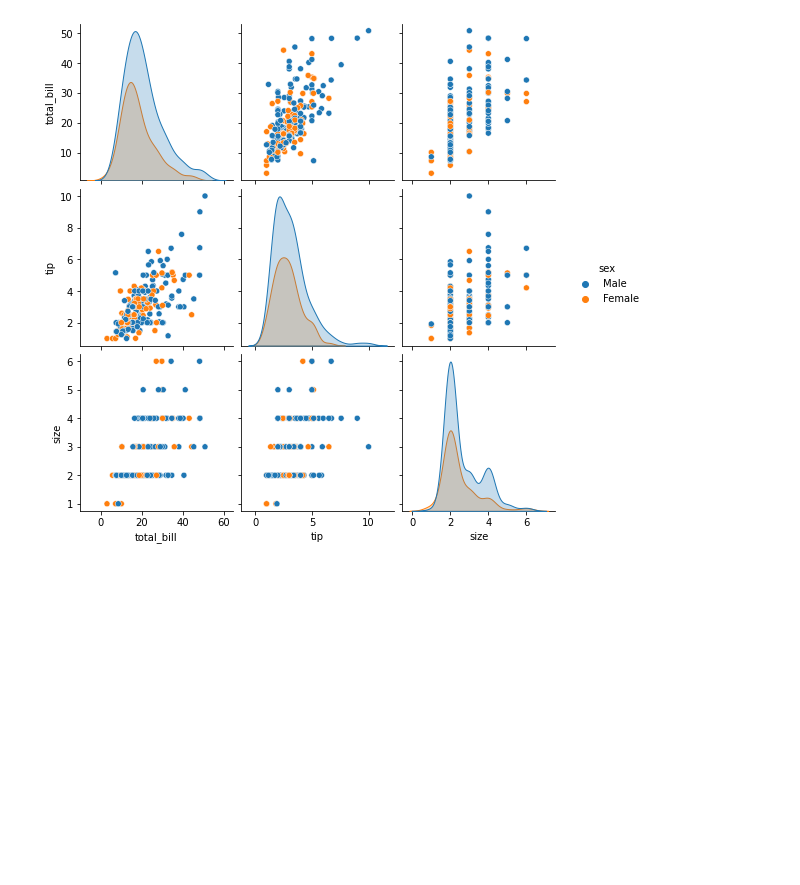
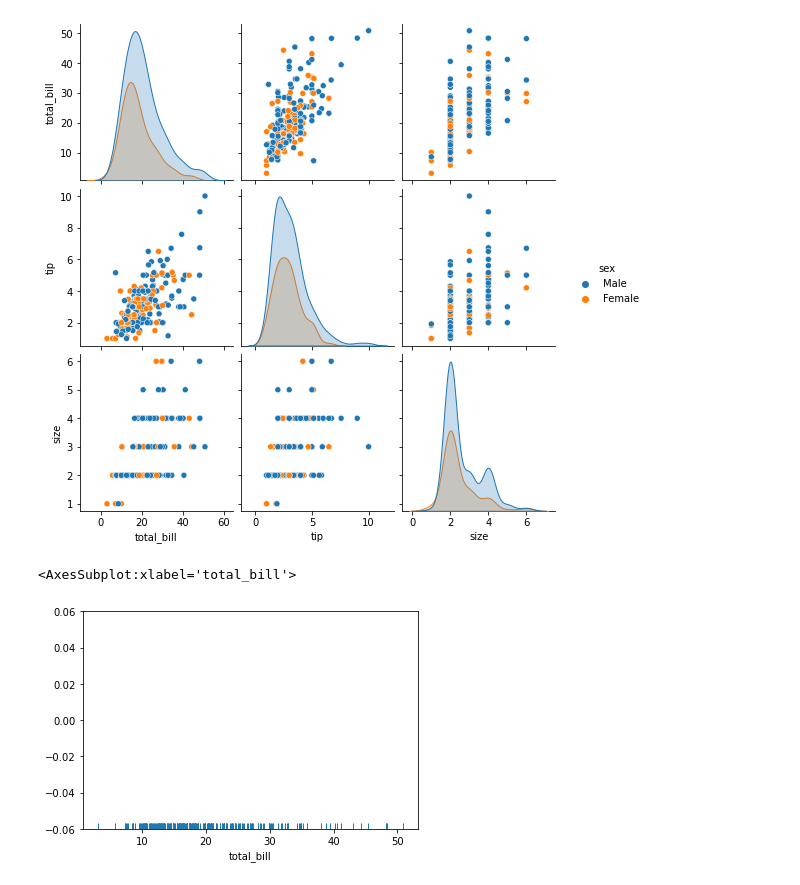
Before and after one commit to itsregalo/DS-ML, a Jupyter notebook: Seaborn/distribution_plots.ipynb, the cells around one changed output. Cells and saved outputs as stored; diff of their text form; code cells hidden in the pictures; blank space fills up the shorter version.

Commit message:
kernel density estimation

```diff
--- a/Seaborn/distribution_plots.ipynb
+++ b/Seaborn/distribution_plots.ipynb
@@ -31,3 +31,11 @@ sb.pairplot(tips, hue='sex')
 # %% [output]
 <seaborn.axisgrid.PairGrid at 0x...>
 [figure]
+# %%
+#rugplot
+
+#KDE = Kernel density estimation
+sb.rugplot(tips['total_bill'])
+# %% [output]
+<AxesSubplot:xlabel='total_bill'>
+[figure, added]
```
Also changed, not shown: parts of 3 cells of this notebook.
